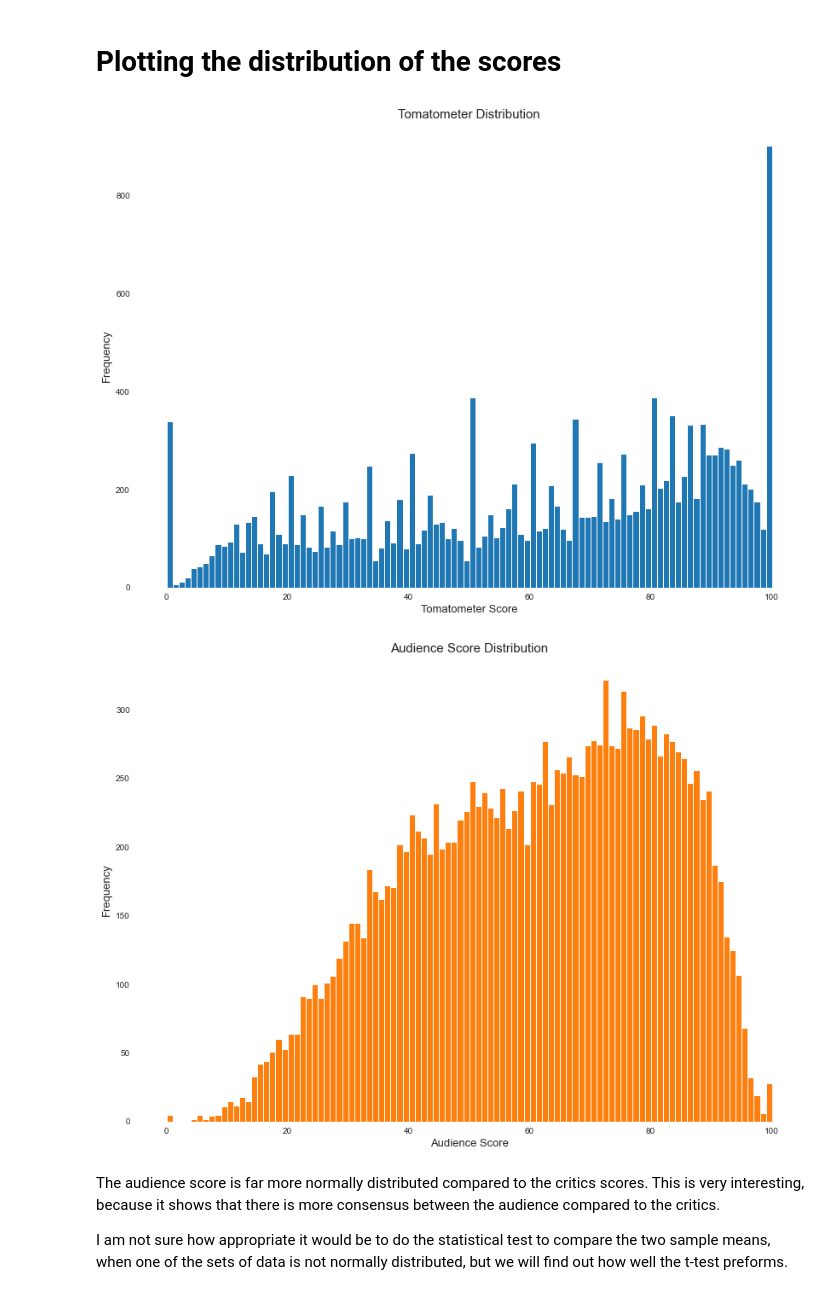
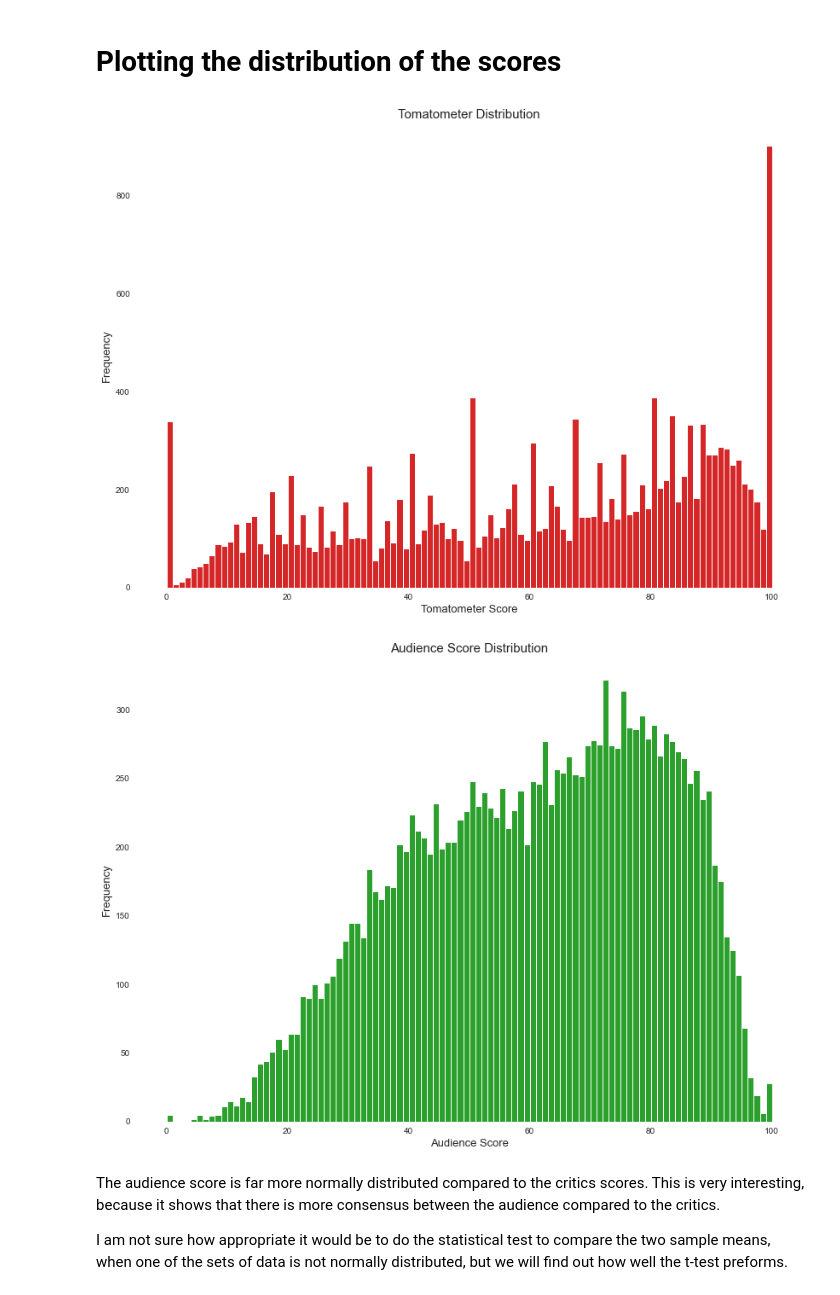
Before and after one commit to Az-Data/Portfolio, a Jupyter notebook: Rotten tomatoes - Tomatometer vs Audience score.ipynb, the cells around one changed output. Drawn from its saved outputs; the diff is of its cells as text; code cells hidden in the pictures.

```diff
--- a/Rotten tomatoes - Tomatometer vs Audience score.ipynb
+++ b/Rotten tomatoes - Tomatometer vs Audience score.ipynb
@@ -44,7 +44,7 @@ display(rt_ratings.head())
 # %% [markdown]
 # Plotting the distribution of the scores
 # %%
-def distribution_plot(series, title, x_label, bar_color='tab:blue'):
+def distribution_plot(series, title, x_label, bar_color='tab:red'):
     """
     Creates a histogram of the input series with 100 bins.
 
@@ -52,7 +52,7 @@ def distribution_plot(series, title, x_label, bar_color='tab:blue'):
     series - pandas series
     title - (string) title of histogram
     x_label - x-axis label
-    bar_color - color of the bars in the histogram (default: 'tab: blue')
+    bar_color - color of the bars in the histogram (default: 'tab: red')
 
     Output:
     Histogram of input series with 100 bins
@@ -69,15 +69,15 @@ distribution_plot(rt_ratings['tomatometer_rating'],
                   title='Tomatometer Distribution',
                   x_label='Tomatometer Score')
 # %% [output]
-[figure, old version]
+[figure, new version]
 # %%
 # distribution of the audience score
 distribution_plot(rt_ratings['audience_rating'],
                   title='Audience Score Distribution',
-                  bar_color='tab:orange',
+                  bar_color='tab:green',
                   x_label='Audience Score')
 # %% [output]
-[figure, old version]
+[figure, new version]
 # %% [markdown]
 The audience score is far more normally distributed compared to the critics scores. This is very interesting, because it shows that there is more consensus between the audience compared to the critics.
 
```
Also changed, not shown: parts of 2 cells of this notebook.
